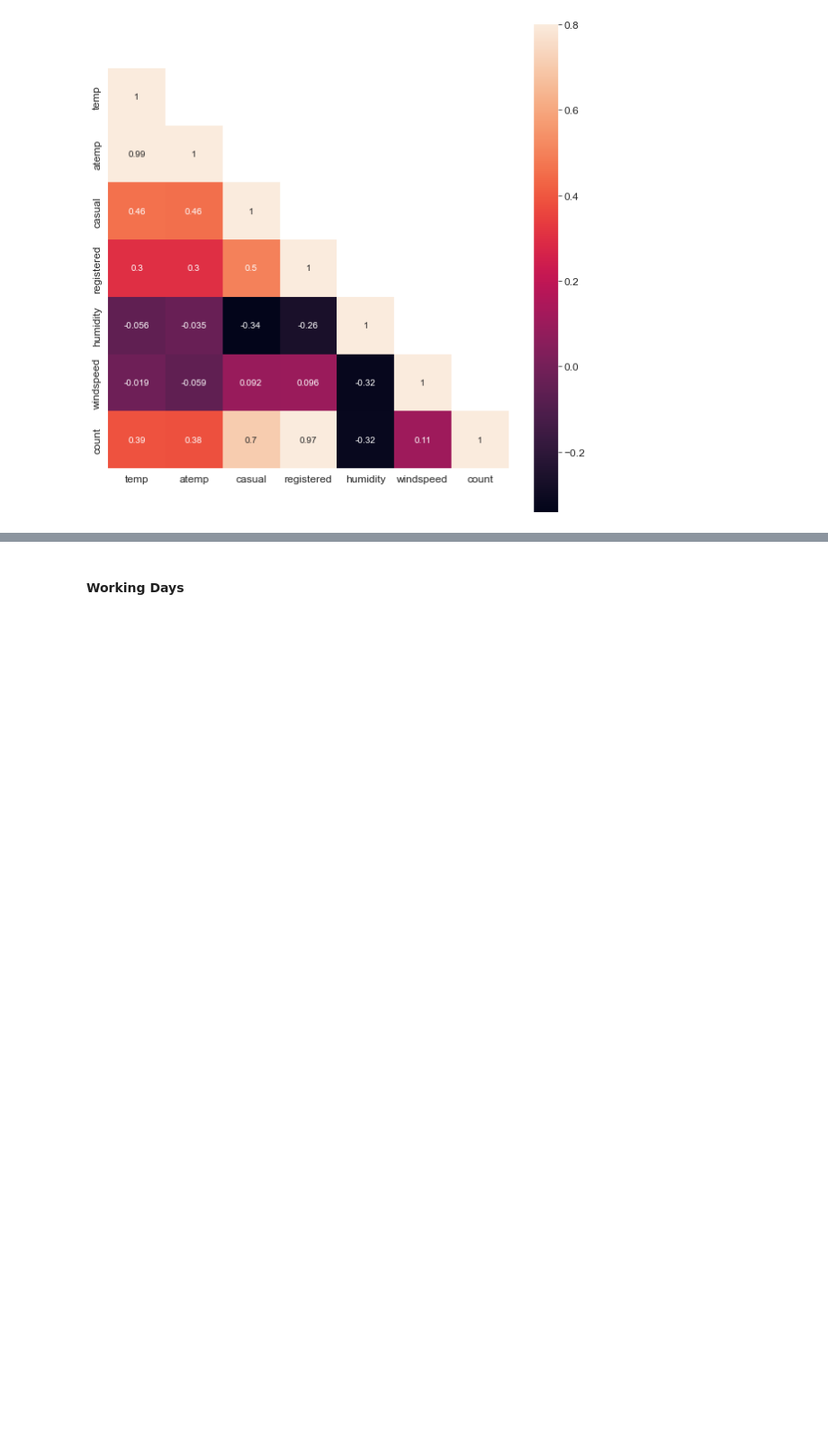
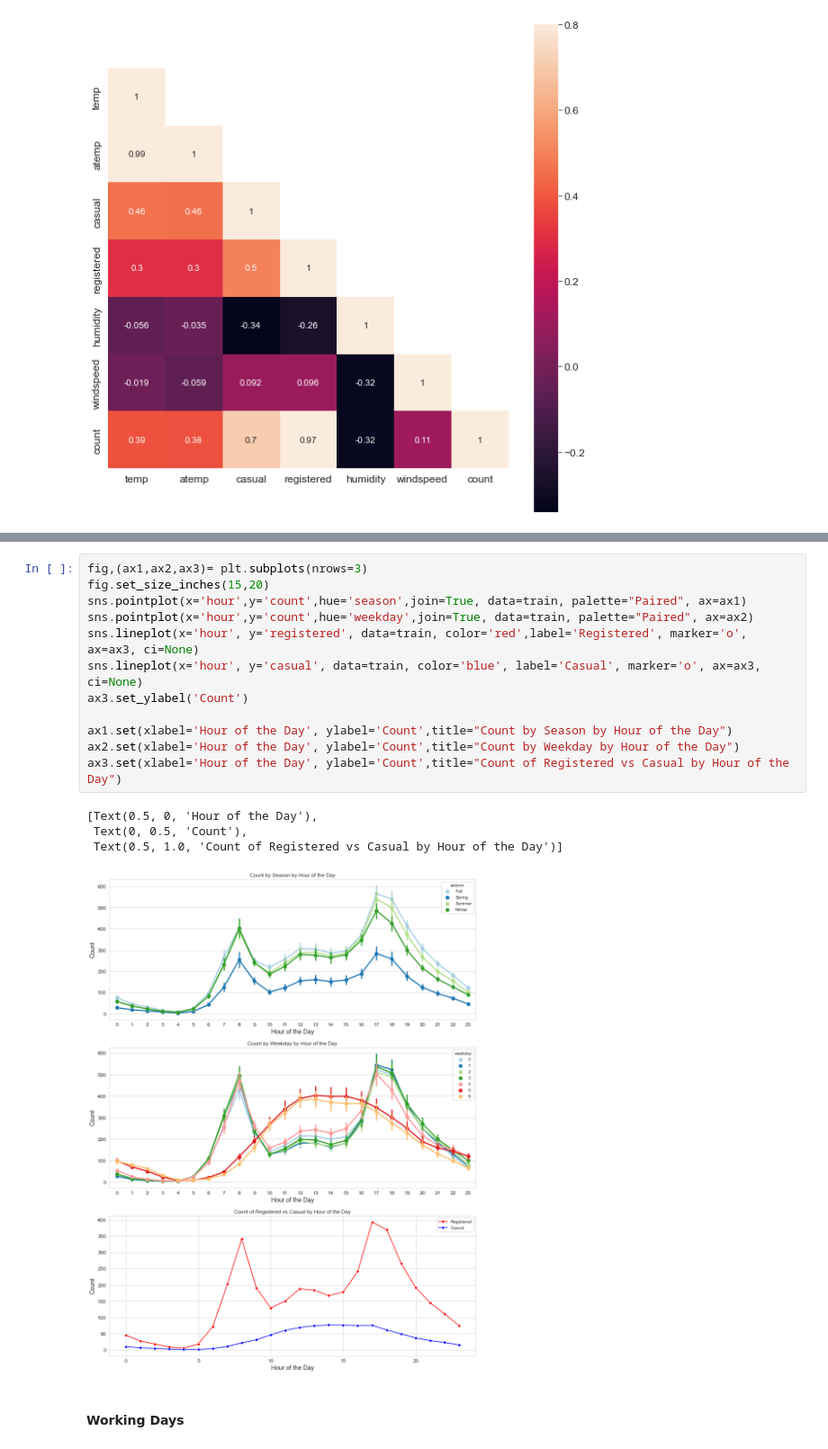
Before and after one commit to PeterStos/Bike_Sharing_Demand, a Jupyter notebook: Bike_Sharing_Demand.ipynb, the cells around one changed output, grey strips where cells are left out. Shown at 90% size. Cells and saved outputs as stored; diff of their text form; blank space fills up the shorter version.

```diff
--- a/Bike_Sharing_Demand.ipynb
+++ b/Bike_Sharing_Demand.ipynb
@@ -349,3 +388,20 @@ None
+# %%
+fig,(ax1,ax2,ax3)= plt.subplots(nrows=3)
+fig.set_size_inches(15,20)
+sns.pointplot(x='hour',y='count',hue='season',join=True, data=train, palette="Paired", ax=ax1)
+sns.pointplot(x='hour',y='count',hue='weekday',join=True, data=train, palette="Paired", ax=ax2)
+sns.lineplot(x='hour', y='registered', data=train, color='red',label='Registered', marker='o', ax=ax3, ci=None)
+sns.lineplot(x='hour', y='casual', data=train, color='blue', label='Casual', marker='o', ax=ax3, ci=None)
+ax3.set_ylabel('Count')
+
+ax1.set(xlabel='Hour of the Day', ylabel='Count',title="Count by Season by Hour of the Day")
+ax2.set(xlabel='Hour of the Day', ylabel='Count',title="Count by Weekday by Hour of the Day")
+ax3.set(xlabel='Hour of the Day', ylabel='Count',title="Count of Registered vs Casual by Hour of the Day")
+# %% [output]
+[Text(0.5, 0, 'Hour of the Day'),
+ Text(0, 0.5, 'Count'),
+ Text(0.5, 1.0, 'Count of Registered vs Casual by Hour of the Day')]
+[figure, added]
 # %% [markdown]
 #### Working Days
 # %%
```
Also changed, not shown: parts of 18 cells of this notebook.
